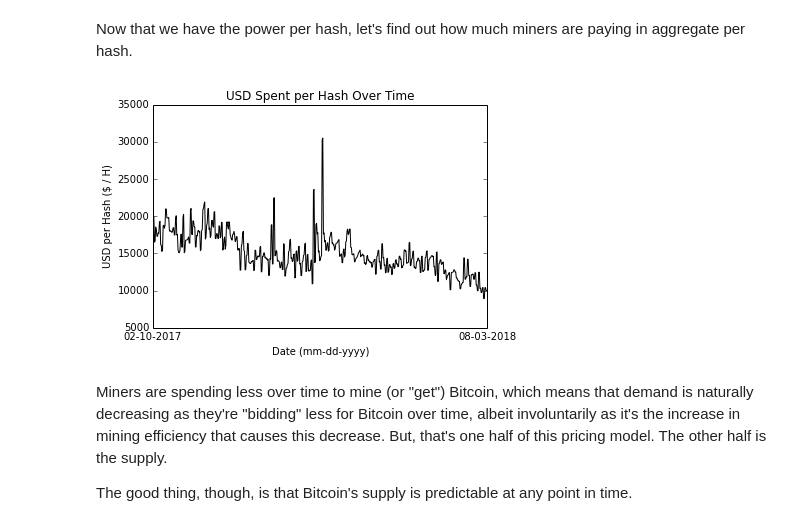
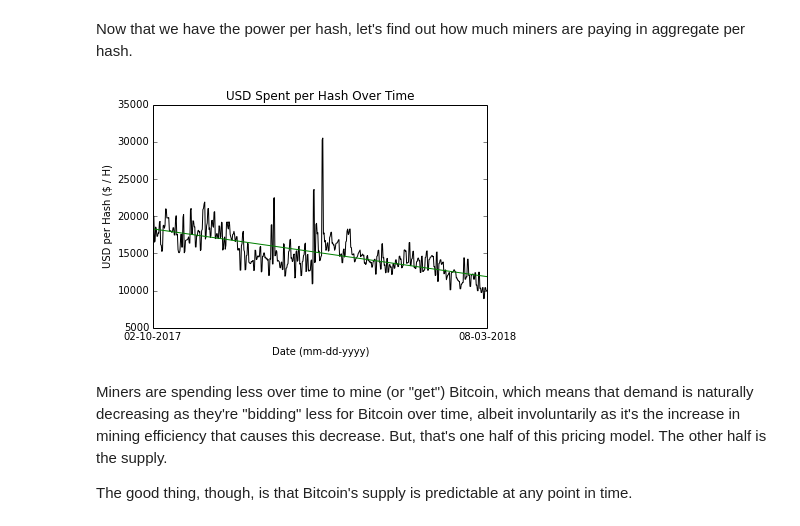
Before and after one commit to aunyks/bitcoin-seignorage-price, a Jupyter notebook: btc-equil-price.ipynb, the cells around one changed output. Cells and saved outputs as stored; diff of their text form; code cells hidden in the pictures.

```diff
--- a/btc-equil-price.ipynb
+++ b/btc-equil-price.ipynb
@@ -88,6 +126,7 @@ hashrate = {}
 consumption = {}
 price = {}
 supply = {}
+revenue = {}
 
 with open(HASHRATE_FILEPATH, 'r') as f:
     hashrate = json.load(f)
@@ -98,6 +137,9 @@ with open(PRICE_FILEPATH, 'r') as f:
 with open(SUPPLY_FILEPATH, 'r') as f:
     supply = json.load(f)
 
+with open(REVENUE_FILEPATH, 'r') as f:
+    revenue = json.load(f)
+
 with open(CONSUMPTION_FILEPATH, 'r') as f:
     reader = csv.reader(f)
     next(reader, None)
@@ -156,14 +213,14 @@ Now that our data are normalized, let's calculate the power per hash.
 # %%
 # Consumption = TWh / year, Hashrate = TH / s
 # Power per hash = (TWh / year) / (TH / s) = (TWh / year) * (s / TH) * (31536000 / 1)
-# Power per hash = (TWh / TH) * (1e12 / 1e9)
+# Power per hash = (TWh / TH) * (10e12 / 10e9)
 # Power per hash = (KWh / H)
 pph = {}
 for time in consumption.keys():
     nearest_hashrate_time = find_nearest(normal_hashrate.keys(), time)
     pph[time] = consumption[time] / normal_hashrate[nearest_hashrate_time]
     pph[time] = pph[time] * 31536000
-    pph[time] = pph[time] * (1e12 / 1e9)
+    pph[time] = pph[time] * (10e12 / 10e9)
 # %% [markdown]
 Now that we have the power per hash, let's find out how much miners are paying in aggregate per hash.
 # %%
@@ -173,15 +230,18 @@ for time in pph.keys():
 # %%
 x = list(usd_per_hash.keys())
 x.sort()
+y = [usd_per_hash[time] for time in x]
+usdph = fit_linear(x, y)
 plt.title('USD Spent per Hash Over Time')
 plt.xlabel('Date (mm-dd-yyyy)')
 plt.ylabel('USD per Hash ($ / H)')
 plt.xticks([x[0], x[len(x) - 1]], \
            [datetime.datetime.fromtimestamp(x[0] / 1000).strftime('%m-%d-%Y'), datetime.datetime.fromtimestamp(x[len(x) - 1] / 1000).strftime('%m-%d-%Y')])
-plt.plot(x, [usd_per_hash[key] for key in x], 'k-')
+plt.plot(x, y, 'k-')
+plt.plot(x, [usdph(time) for time in x], 'g-')
 plt.show()
 # %% [output]
-[figure, old version]
+[figure, new version]
 # %% [markdown]
 Miners are spending less over time to mine (or "get") Bitcoin, which means that demand is naturally decreasing as they're "bidding" less for Bitcoin over time, albeit involuntarily as it's the increase in mining efficiency that causes this decrease. But, that's one half of this pricing model. The other half is the supply.
 
```
Also changed, not shown: parts of 21 cells of this notebook, 2 other files.
